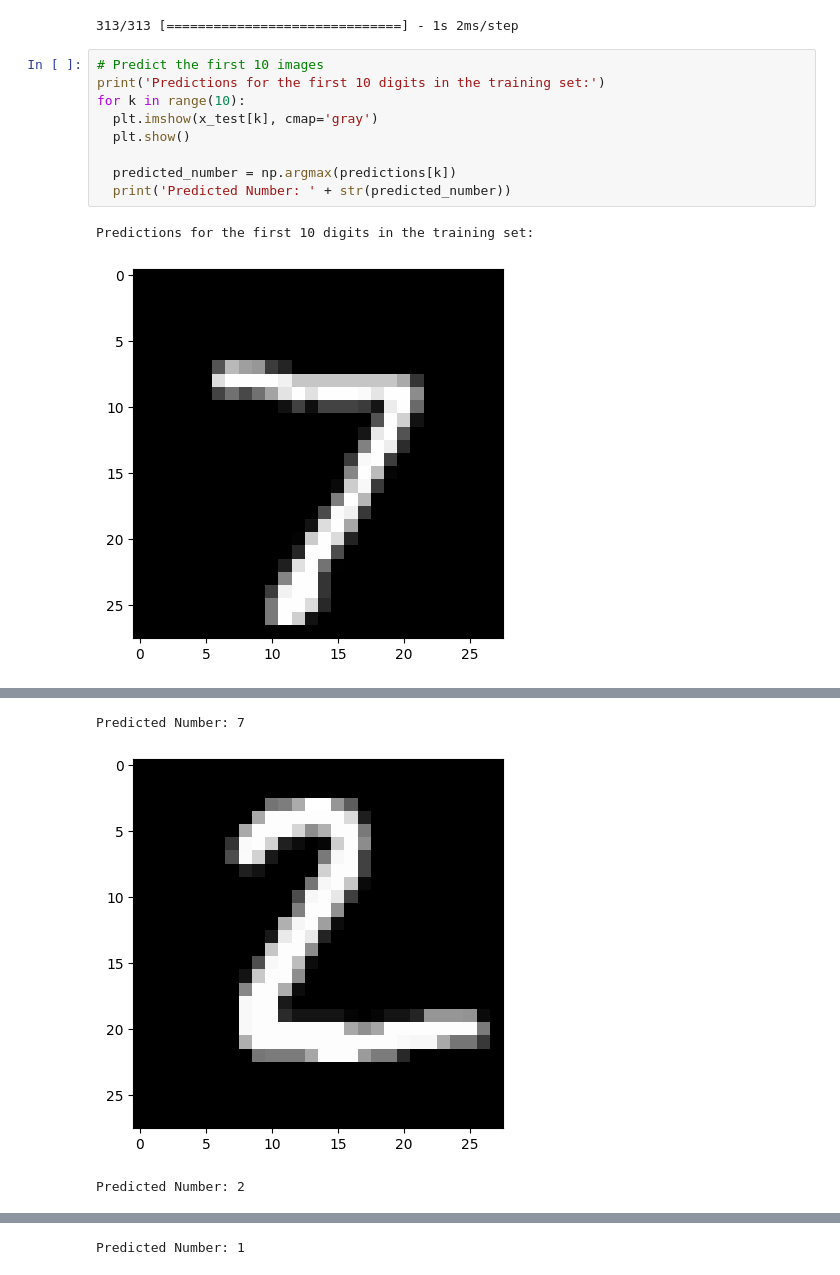
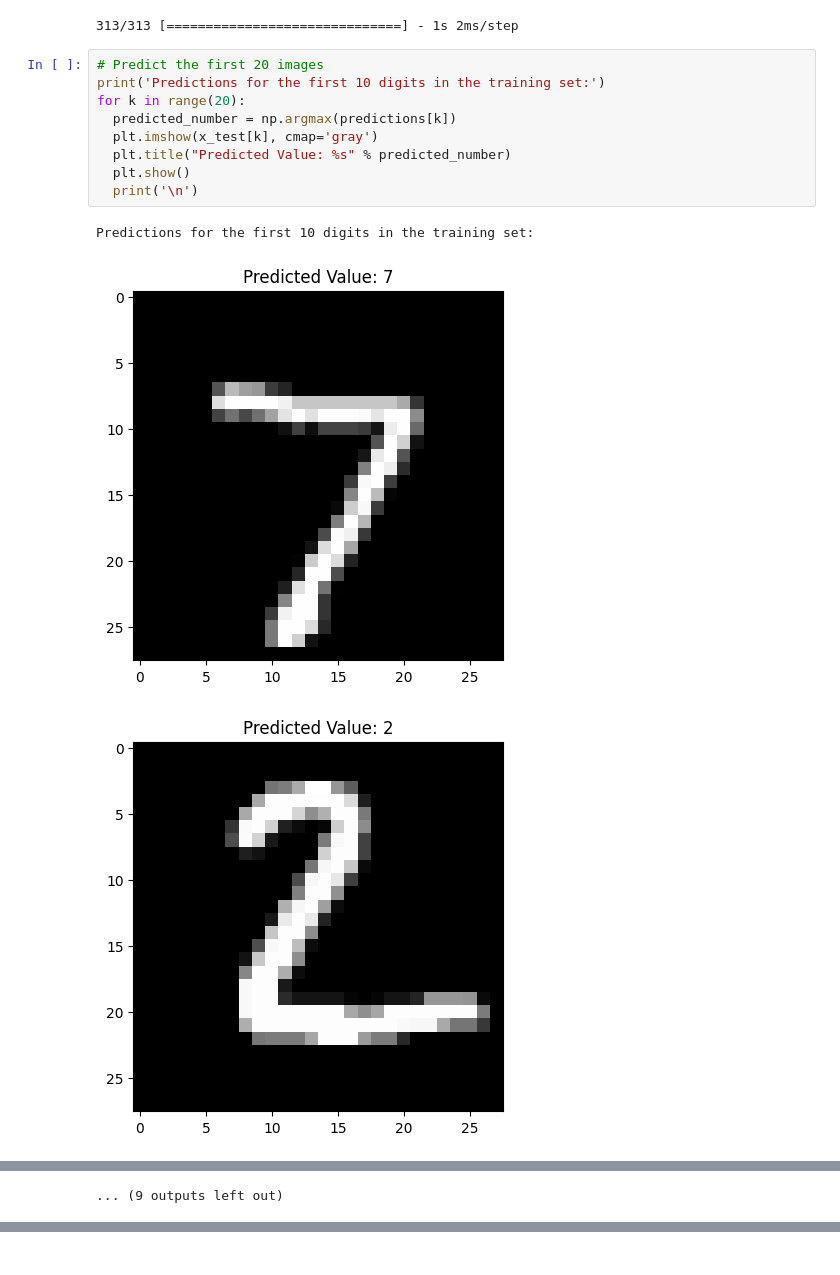
Before and after one commit to aayushpe/Image-Classification, a Jupyter notebook: mnist_classification.ipynb, the cells around one changed output, grey strips where cells are left out. Cells and saved outputs as stored; diff of their text form.

Commit message:
Added title for graphs

```diff
--- a/mnist_classification.ipynb
+++ b/mnist_classification.ipynb
@@ -67,14 +67,15 @@ predictions = model.predict(x_test)
 # %% [output]
 313/313 [==============================] - 1s 2ms/step
 # %%
-# Predict the first 10 images
+# Predict the first 20 images
 print('Predictions for the first 10 digits in the training set:')
-for k in range(10):
+for k in range(20):
+  predicted_number = np.argmax(predictions[k])
   plt.imshow(x_test[k], cmap='gray')
+  plt.title("Predicted Value: %s" % predicted_number)
   plt.show()
-
-  predicted_number = np.argmax(predictions[k])
-  print('Predicted Number: ' + str(predicted_number))
+  print('\n')
 # %% [output]
 Predictions for the first 10 digits in the training set:
-[figure, old version]
+[figure, new version]
+[figure, new version]
@@ -81,3 +91 @@ Predictions for the first 10 digits in the training set:
-Predicted Number: 7
+... (9 outputs left out)
-[figure, old version]
-Predicted Number: 2
@@ -85 +91,0 @@ Predicted Number: 2
-Predicted Number: 1
```
Also changed, not shown: parts of 1 cell of this notebook.
